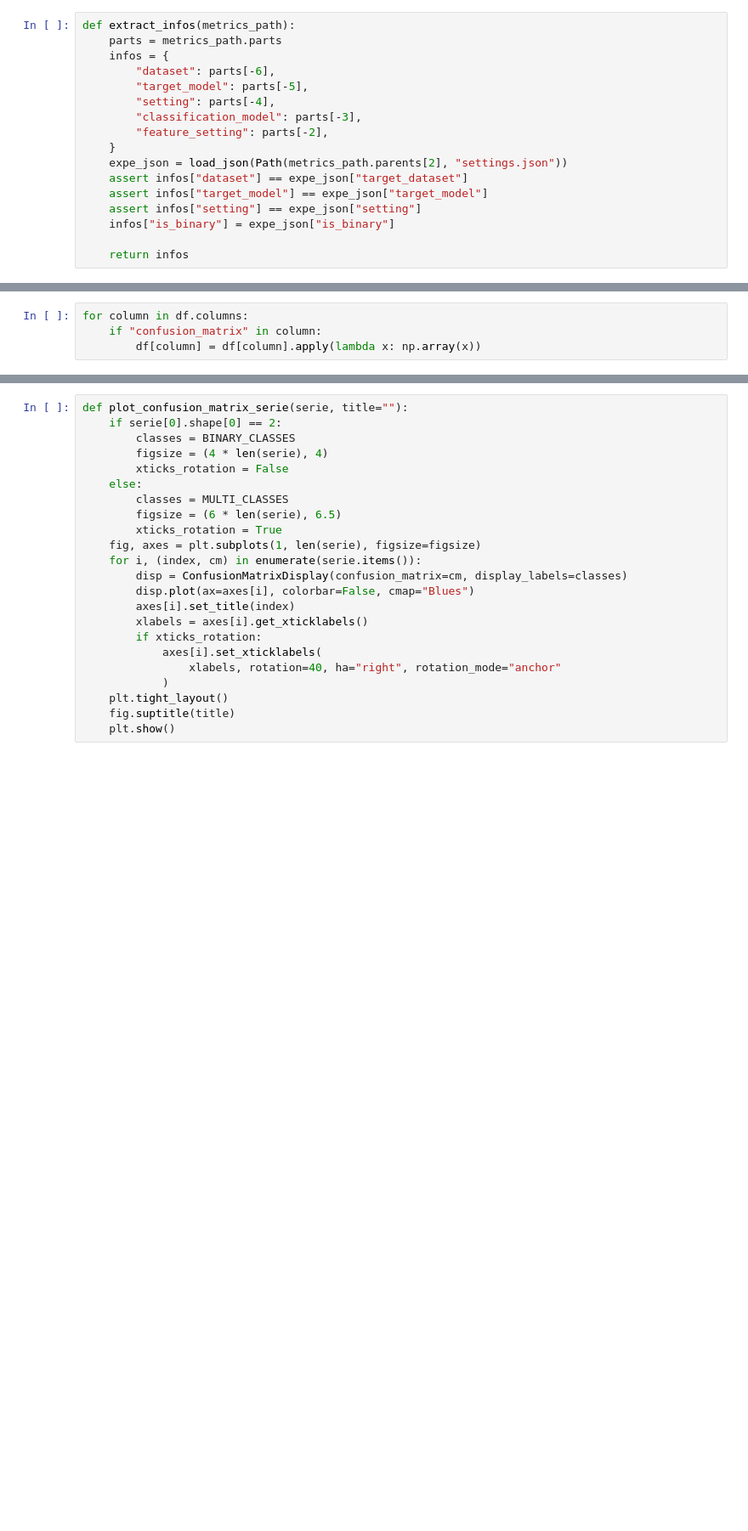
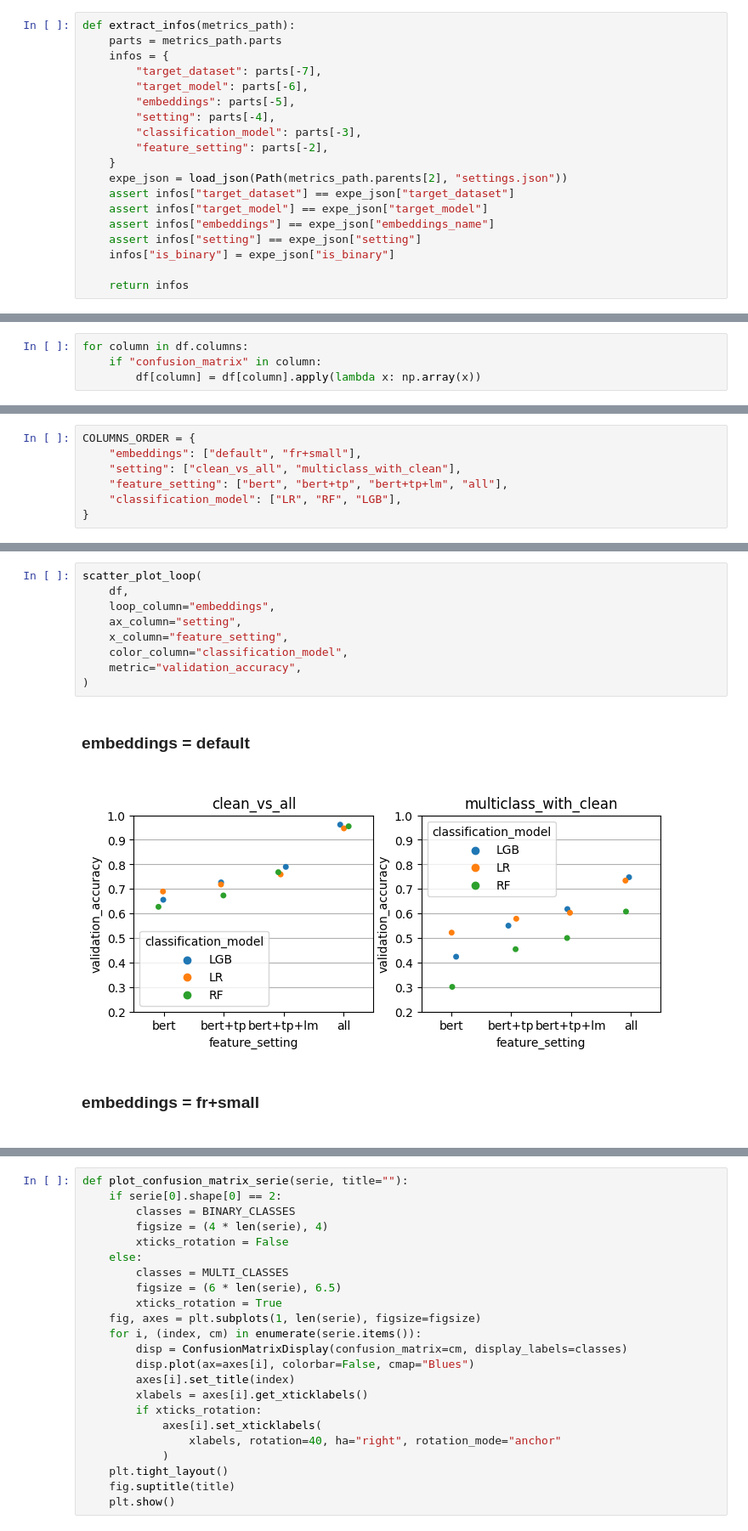
Before and after one commit to gwatkinson/TextDefendR, a Jupyter notebook: notebooks/experiment_statistics.ipynb, the cells around one changed output, grey strips where cells are left out. Shown at 85% size. Saved outputs shown, nothing was run; the diff lists cells and outputs as text; blank space fills up the shorter version.

Commit message:
:sparkles: improve model

```diff
--- a/notebooks/experiment_statistics.ipynb
+++ b/notebooks/experiment_statistics.ipynb
@@ -12,15 +13,17 @@ from nlp_adversarial_attacks.utils.file_io import load_json
 def extract_infos(metrics_path):
     parts = metrics_path.parts
     infos = {
-        "dataset": parts[-6],
-        "target_model": parts[-5],
+        "target_dataset": parts[-7],
+        "target_model": parts[-6],
+        "embeddings": parts[-5],
         "setting": parts[-4],
         "classification_model": parts[-3],
         "feature_setting": parts[-2],
     }
     expe_json = load_json(Path(metrics_path.parents[2], "settings.json"))
-    assert infos["dataset"] == expe_json["target_dataset"]
+    assert infos["target_dataset"] == expe_json["target_dataset"]
     assert infos["target_model"] == expe_json["target_model"]
+    assert infos["embeddings"] == expe_json["embeddings_name"]
     assert infos["setting"] == expe_json["setting"]
     infos["is_binary"] = expe_json["is_binary"]
 
@@ -99,0 +88,7 @@ EXPERIMENT_SETTINGS = df.setting.unique()
+# %%
+COLUMNS_ORDER = {
+    "embeddings": ["default", "fr+small"],
+    "setting": ["clean_vs_all", "multiclass_with_clean"],
+    "feature_setting": ["bert", "bert+tp", "bert+tp+lm", "all"],
+    "classification_model": ["LR", "RF", "LGB"],
+}
@@ -120,0 +265,13 @@ for ax in axes:
+# %%
+scatter_plot_loop(
+    df,
+    loop_column="embeddings",
+    ax_column="setting",
+    x_column="feature_setting",
+    color_column="classification_model",
+    metric="validation_accuracy",
+)
+# %% [output]
+embeddings = default
+[figure, added]
+embeddings = fr+small
```
Also changed, not shown: parts of 30 cells of this notebook, 3 other files.
